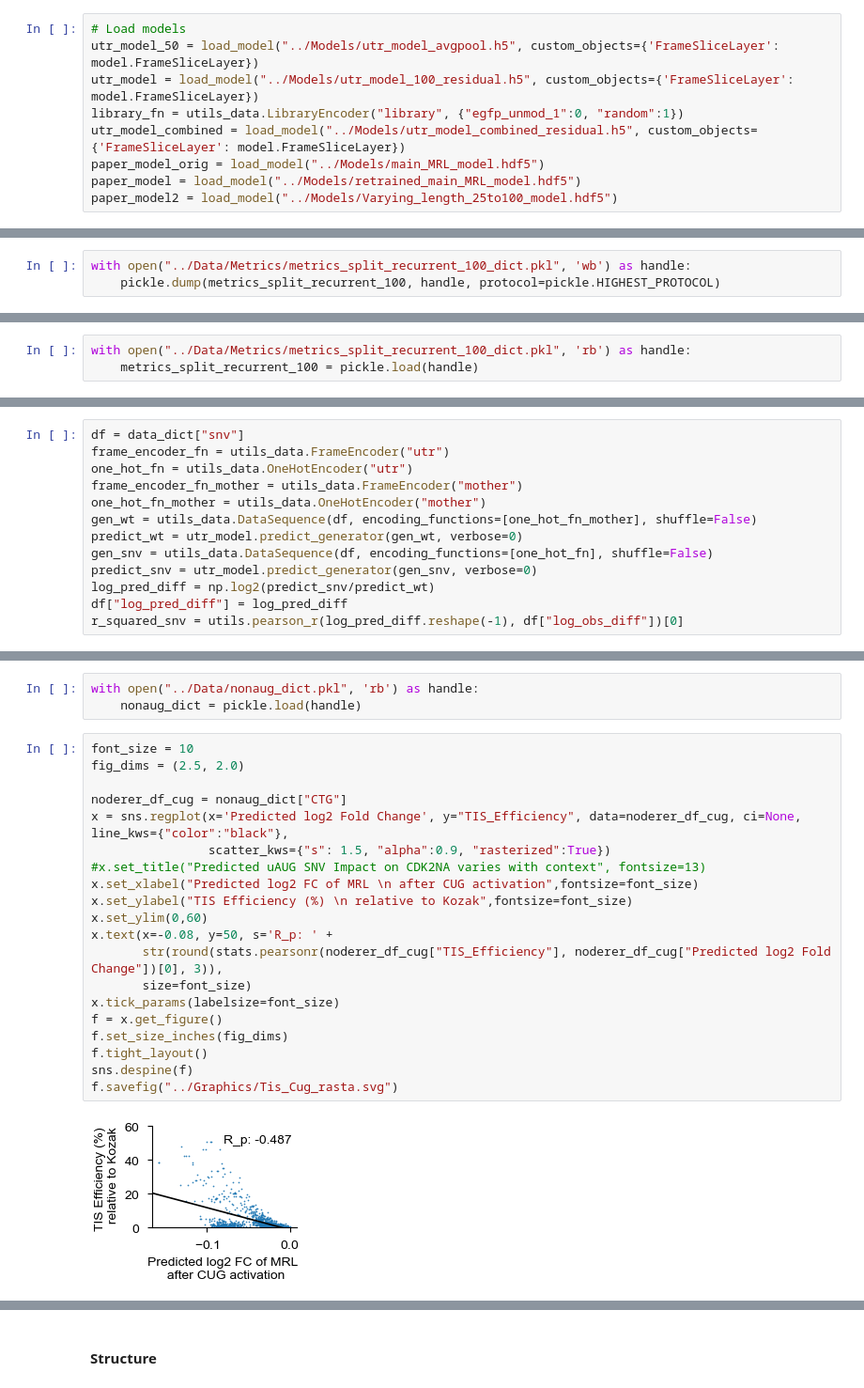
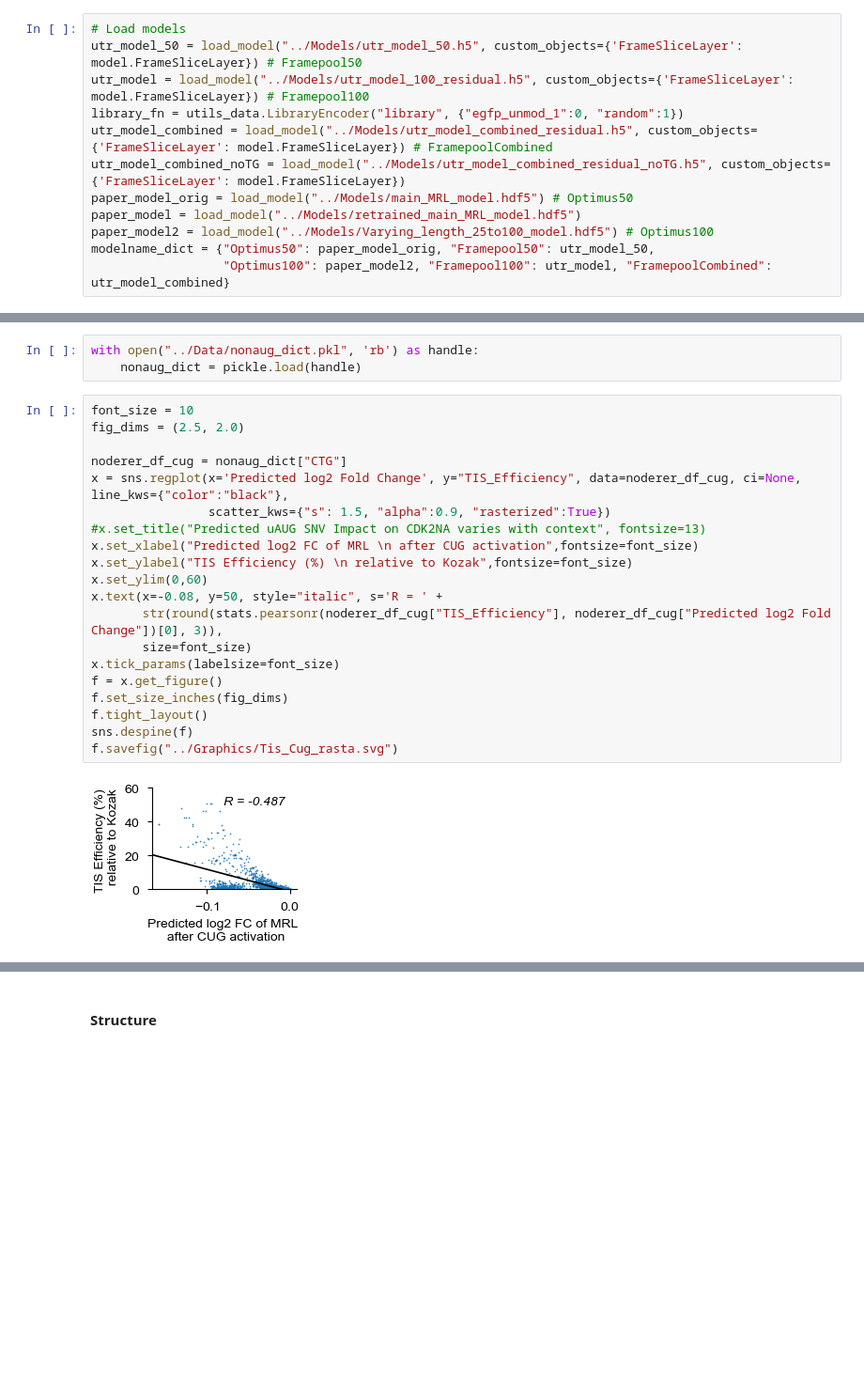
Before and after one commit to Karollus/5UTR, a Jupyter notebook: Modelling/Modelling.ipynb, the cells around one changed output, grey strips where cells are left out. Shown: that part at 94% size. Saved outputs shown, nothing was run; the diff lists cells and outputs as text; blank space fills up the shorter version.

```diff
--- a/Modelling/Modelling.ipynb
+++ b/Modelling/Modelling.ipynb
@@ -256,9 +273,12 @@ wilhelm
 # %%
 # Load models
-utr_model_50 = load_model("../Models/utr_model_avgpool.h5", custom_objects={'FrameSliceLayer': model.FrameSliceLayer})
-utr_model = load_model("../Models/utr_model_100_residual.h5", custom_objects={'FrameSliceLayer': model.FrameSliceLayer})
+utr_model_50 = load_model("../Models/utr_model_50.h5", custom_objects={'FrameSliceLayer': model.FrameSliceLayer}) # Framepool50
+utr_model = load_model("../Models/utr_model_100_residual.h5", custom_objects={'FrameSliceLayer': model.FrameSliceLayer}) # Framepool100
 library_fn = utils_data.LibraryEncoder("library", {"egfp_unmod_1":0, "random":1})
-utr_model_combined = load_model("../Models/utr_model_combined_residual.h5", custom_objects={'FrameSliceLayer': model.FrameSliceLayer})
-paper_model_orig = load_model("../Models/main_MRL_model.hdf5")
+utr_model_combined = load_model("../Models/utr_model_combined_residual.h5", custom_objects={'FrameSliceLayer': model.FrameSliceLayer}) # FramepoolCombined
+utr_model_combined_noTG = load_model("../Models/utr_model_combined_residual_noTG.h5", custom_objects={'FrameSliceLayer': model.FrameSliceLayer})
+paper_model_orig = load_model("../Models/main_MRL_model.hdf5") # Optimus50
 paper_model = load_model("../Models/retrained_main_MRL_model.hdf5")
-paper_model2 = load_model("../Models/Varying_length_25to100_model.hdf5")
+paper_model2 = load_model("../Models/Varying_length_25to100_model.hdf5") # Optimus100
+modelname_dict = {"Optimus50": paper_model_orig, "Framepool50": utr_model_50,
+                  "Optimus100": paper_model2, "Framepool100": utr_model, "FramepoolCombined": utr_model_combined}
@@ -412,6 +504,3 @@ with open("../Data/Metrics/metrics_split_frameslice_100_dict.pkl", 'wb') as hand
     pickle.dump(metrics_split_frameslice_100, handle, protocol=pickle.HIGHEST_PROTOCOL)
 with open("../Data/Metrics/metrics_split_frameslice_combined_dict.pkl", 'wb') as handle:
     pickle.dump(metrics_split_frameslice_combined, handle, protocol=pickle.HIGHEST_PROTOCOL)
-# %%
-with open("../Data/Metrics/metrics_split_recurrent_100_dict.pkl", 'wb') as handle:
-    pickle.dump(metrics_split_recurrent_100, handle, protocol=pickle.HIGHEST_PROTOCOL)
@@ -426,6 +518,3 @@ with open("../Data/Metrics/metrics_split_optimus_100_dict.pkl", 'rb') as handle:
     metrics_split_optimus_100 = pickle.load(handle)
 with open("../Data/Metrics/metrics_split_frameslice_combined_dict.pkl", 'rb') as handle:
     metrics_split_frameslice_combined = pickle.load(handle)
-# %%
-with open("../Data/Metrics/metrics_split_recurrent_100_dict.pkl", 'rb') as handle:
-    metrics_split_recurrent_100 = pickle.load(handle)
@@ -552,13 +748,0 @@ plot_metrics(metrics_split_frameslice_combined, metrics_split_optimus_100, split
-# %%
-df = data_dict["snv"]
-frame_encoder_fn = utils_data.FrameEncoder("utr")
-one_hot_fn = utils_data.OneHotEncoder("utr")
-frame_encoder_fn_mother = utils_data.FrameEncoder("mother")
-one_hot_fn_mother = utils_data.OneHotEncoder("mother")
-gen_wt = utils_data.DataSequence(df, encoding_functions=[one_hot_fn_mother], shuffle=False)
-predict_wt = utr_model.predict_generator(gen_wt, verbose=0)
-gen_snv = utils_data.DataSequence(df, encoding_functions=[one_hot_fn], shuffle=False)
-predict_snv = utr_model.predict_generator(gen_snv, verbose=0)
-log_pred_diff = np.log2(predict_snv/predict_wt)
-df["log_pred_diff"] = log_pred_diff
-r_squared_snv = utils.pearson_r(log_pred_diff.reshape(-1), df["log_obs_diff"])[0]
@@ -757,25 +891,25 @@ with open("../Data/nonaug_dict.pkl", 'rb') as handle:
 # %%
 font_size = 10
 fig_dims = (2.5, 2.0)
 
 noderer_df_cug = nonaug_dict["CTG"]
 x = sns.regplot(x='Predicted log2 Fold Change', y="TIS_Efficiency", data=noderer_df_cug, ci=None, line_kws={"color":"black"},
                 scatter_kws={"s": 1.5, "alpha":0.9, "rasterized":True})
 #x.set_title("Predicted uAUG SNV Impact on CDK2NA varies with context", fontsize=13)
 x.set_xlabel("Predicted log2 FC of MRL \n after CUG activation",fontsize=font_size)
 x.set_ylabel("TIS Efficiency (%) \n relative to Kozak",fontsize=font_size)
 x.set_ylim(0,60)
-x.text(x=-0.08, y=50, s='R_p: ' +
+x.text(x=-0.08, y=50, style="italic", s='R = ' +
        str(round(stats.pearsonr(noderer_df_cug["TIS_Efficiency"], noderer_df_cug["Predicted log2 Fold Change"])[0], 3)),
        size=font_size)
 x.tick_params(labelsize=font_size)
 f = x.get_figure()
 f.set_size_inches(fig_dims)
 f.tight_layout()
 sns.despine(f)
 f.savefig("../Graphics/Tis_Cug_rasta.svg")
 # %% [output]
-[figure, old version]
+[figure, new version]
 # %%
 font_size = 10
 fig_dims = (2.5, 2.0)
```
Also changed, not shown: parts of 84 cells of this notebook, 12 other files.
